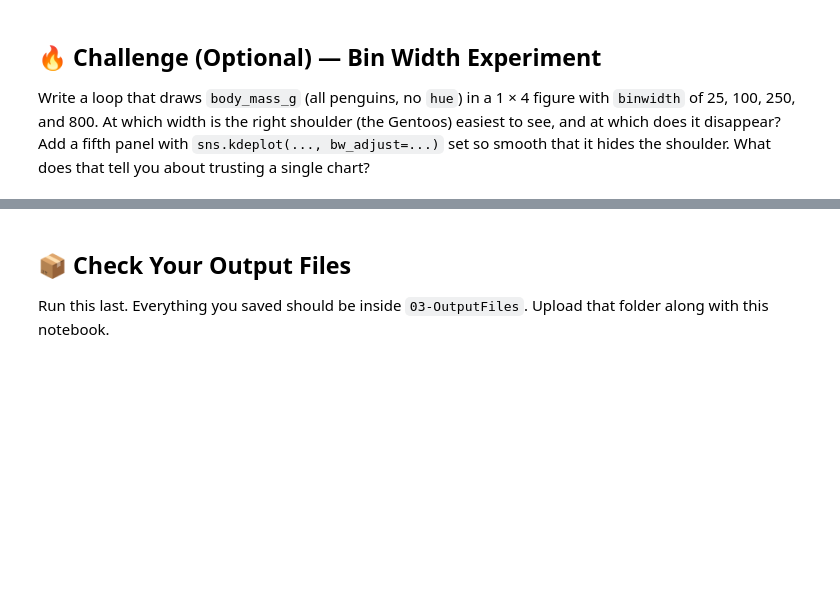
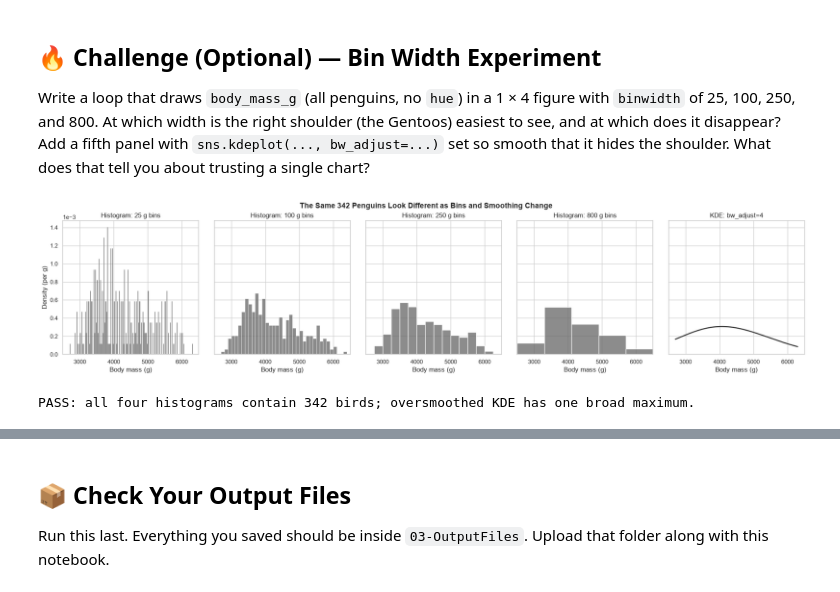
Before and after one commit to Inuka-99/3603-data-science-hulathduwage, a Jupyter notebook: 03-Completed/08-Visualizing_Data/03-Seaborn_Distributions.ipynb, the cells around one changed output, grey strips where cells are left out. Saved outputs shown, nothing was run; the diff lists cells and outputs as text; code cells hidden in the pictures; blank space fills up the shorter version.

Commit message:
Compare histogram bins and KDE smoothing

```diff
--- a/03-Completed/08-Visualizing_Data/03-Seaborn_Distributions.ipynb
+++ b/03-Completed/08-Visualizing_Data/03-Seaborn_Distributions.ipynb
@@ -415,4 +415,41 @@ Torgersen      51          0       0
 Write a loop that draws `body_mass_g` (all penguins, no `hue`) in a 1 × 4 figure with `binwidth` of 25, 100, 250, and 800. At which width is the right shoulder (the Gentoos) easiest to see, and at which does it disappear? Add a fifth panel with `sns.kdeplot(..., bw_adjust=...)` set so smooth that it hides the shoulder. What does that tell you about trusting a single chart?
 # %%
 # Your code here
+
+# Optional: one figure, four exact bin widths plus an oversmoothed KDE.
+# Use density for all panels, so bins with different widths have area 1.
+widths = [25, 100, 250, 800]
+fig, axes = plt.subplots(1, 5, figsize=(20, 4.5), sharex=True, sharey=True,
+                         layout='constrained')
+for ax, width in zip(axes[:4], widths):
+    sns.histplot(data=penguins, x='body_mass_g', binwidth=width,
+                 binrange=(2500,6500), stat='density', color='#666666',
+                 edgecolor='white', ax=ax)
+    ax.set(title=f'Histogram: {width} g bins', xlabel='Body mass (g)',
+           ylabel='Density (per g)', xlim=(2500,6500))
+    ax.ticklabel_format(axis='y', style='sci', scilimits=(0,0))
+    # Independent accounting: every measured bird must enter one bin.
+    edges = np.arange(2500,6500+width,width)
+    counts, _ = np.histogram(penguins['body_mass_g'], bins=edges)
+    assert counts.sum() == len(penguins) == 342
+
+sns.kdeplot(data=penguins, x='body_mass_g', bw_adjust=4, cut=0,
+            color='#333333', linewidth=2, ax=axes[4])
+axes[4].set(title='KDE: bw_adjust=4', xlabel='Body mass (g)',
+            ylabel='Density (per g)', xlim=(2500,6500))
+axes[4].ticklabel_format(axis='y', style='sci', scilimits=(0,0))
+fig.suptitle('The Same 342 Penguins Look Different as Bins and Smoothing Change',
+             fontsize=14, fontweight='bold')
+fig.savefig(OUT/'optional_binwidth_experiment.png', dpi=150, bbox_inches='tight')
+plt.show()
+
+# The heavily smoothed curve should have one broad maximum, not a shoulder.
+kde_y = axes[4].lines[0].get_ydata()
+local_maxima = np.count_nonzero((np.diff(kde_y)[:-1] > 0) & (np.diff(kde_y)[1:] < 0))
+assert local_maxima == 1
+assert penguins['sex'].isna().sum() == 9  # Sex isn't mapped, so keep these birds.
+print('PASS: all four histograms contain 342 birds; oversmoothed KDE has one broad maximum.')
+# %% [output]
+[figure, added]
+PASS: all four histograms contain 342 birds; oversmoothed KDE has one broad maximum.
 # %% [markdown]
```
Also changed, not shown: parts of 3 cells of this notebook, 3 other files.
